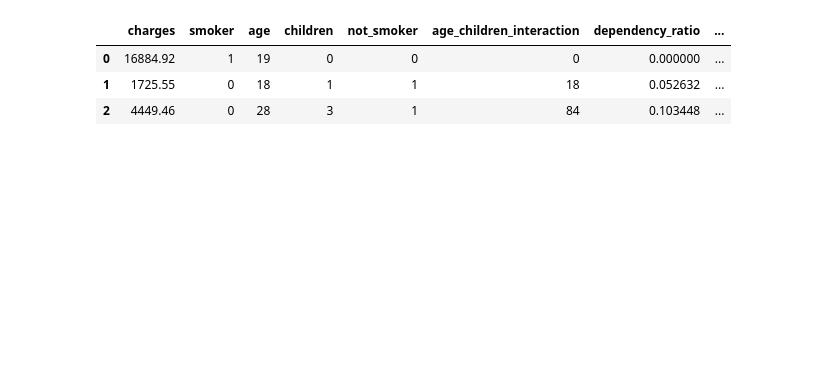
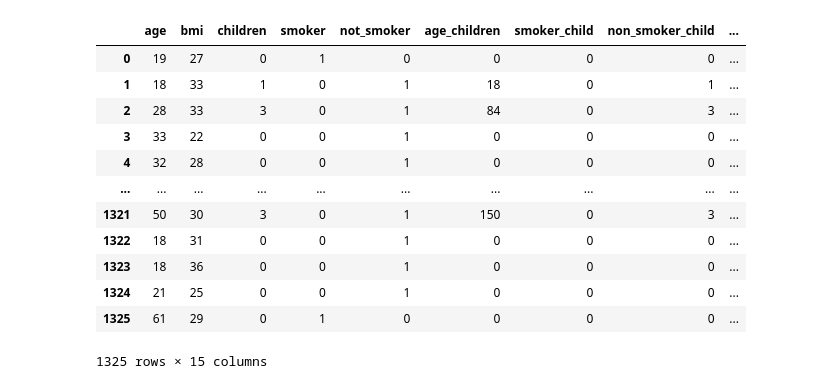
Before and after one commit to MichAdebayo/simplon_insurance_price_prediction, a Jupyter notebook: data_model_2.ipynb, the cells around one changed output. Cells and saved outputs as stored; diff of their text form; code cells hidden in the pictures; blank space fills up the shorter version.

```diff
--- a/data_model_2.ipynb
+++ b/data_model_2.ipynb
@@ -13,11 +27,10 @@ df = df_load.drop(["sex", "region", "bmi"], axis = 1)
 # %%
 df['not_smoker'] = df["smoker"].apply(lambda x: 1 if x == 0 else 0)
 
-df['age_children_interaction'] = df['age'] * df['children']
-df['dependency_ratio'] = df['children'] / (df['age'] + 1)
+df['age_children'] = df['age'] * df['children']
 
-df['smoker_child_interaction'] = df['children'] * (df['smoker'] == 1)
-df['non_smoker_child_interaction'] = df['children'] * (df['not_smoker'] == 1)
+df['smoker_child'] = df['children'] * (df['smoker'] == 1)
+df['non_smoker_child'] = df['children'] * (df['not_smoker'] == 1)
 
-df['smoker_age_interaction'] = df['smoker'] * df['age']
-df['not_smoker_age_interaction'] = df['not_smoker'] * df['age']
+df['smoker_age'] = df['smoker'] * df['age']
+df['not_smoker_age'] = df['not_smoker'] * df['age']
@@ -32,13 +37,5 @@ df.head(4)
-# %%
-df = df[['charges', 'smoker', 'age', 'children', 'not_smoker', 'age_children_interaction', 'dependency_ratio',
-         'smoker_child_interaction', 'non_smoker_child_interaction', 'smoker_age_interaction', 'not_smoker_age_interaction']]
-# %%
-df.head(3)
-# %% [output]
-|  | charges | smoker | age | children | not_smoker | age_children_interaction | dependency_ratio | ... |
-| 0 | 16884.92 | 1 | 19 | 0 | 0 | 0 | 0.000000 | ... |
-| 1 | 1725.55 | 0 | 18 | 1 | 1 | 18 | 0.052632 | ... |
-| 2 | 4449.46 | 0 | 28 | 3 | 1 | 84 | 0.103448 | ... |
+# %%
+df['child_stat'] = df['children'].apply(lambda x : 0 if x == 0 else 1)
 # %%
 X = df.drop("charges", axis=1)
 y = df[["charges"]]
@@ -48,0 +42,18 @@ x_train, y_train, x_test, y_test = train_test_split(X, y, test_size=0.2, stratif
+# %%
+X = pd.get_dummies(X, columns=['bmi_category']).astype(int)
+# %%
+X
+# %% [output]
+|  | age | bmi | children | smoker | not_smoker | age_children | smoker_child | non_smoker_child | ... |
+| 0 | 19 | 27 | 0 | 1 | 0 | 0 | 0 | 0 | ... |
+| 1 | 18 | 33 | 1 | 0 | 1 | 18 | 0 | 1 | ... |
+| 2 | 28 | 33 | 3 | 0 | 1 | 84 | 0 | 3 | ... |
+| 3 | 33 | 22 | 0 | 0 | 1 | 0 | 0 | 0 | ... |
+| 4 | 32 | 28 | 0 | 0 | 1 | 0 | 0 | 0 | ... |
+| ... | ... | ... | ... | ... | ... | ... | ... | ... | ... |
+| 1321 | 50 | 30 | 3 | 0 | 1 | 150 | 0 | 3 | ... |
+| 1322 | 18 | 31 | 0 | 0 | 1 | 0 | 0 | 0 | ... |
+| 1323 | 18 | 36 | 0 | 0 | 1 | 0 | 0 | 0 | ... |
+| 1324 | 21 | 25 | 0 | 0 | 1 | 0 | 0 | 0 | ... |
+| 1325 | 61 | 29 | 0 | 1 | 0 | 0 | 0 | 0 | ... |
+1325 rows × 15 columns
```
Also changed, not shown: parts of 19 cells of this notebook, 4 other files.
